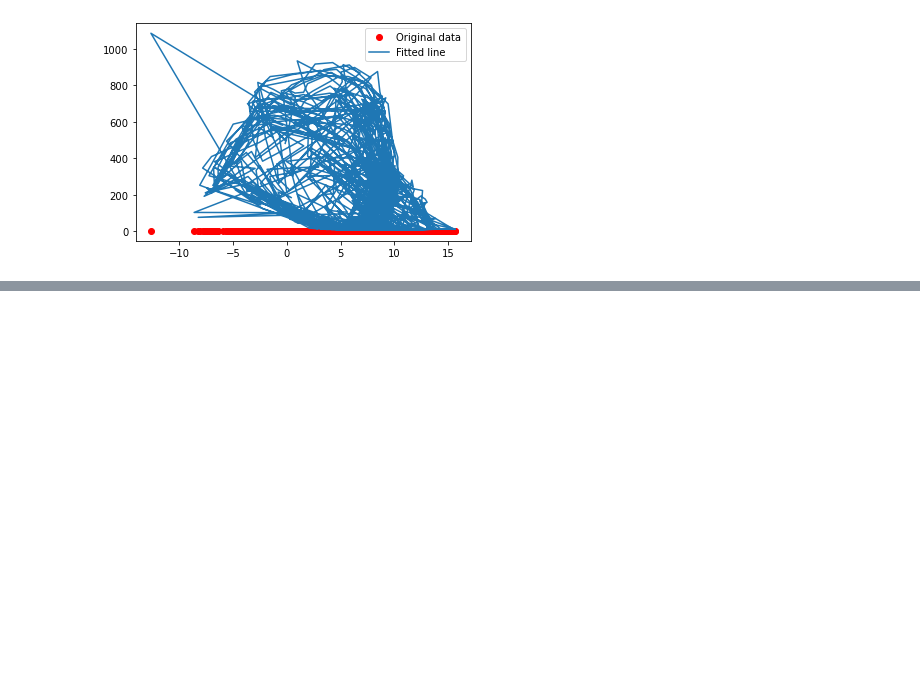
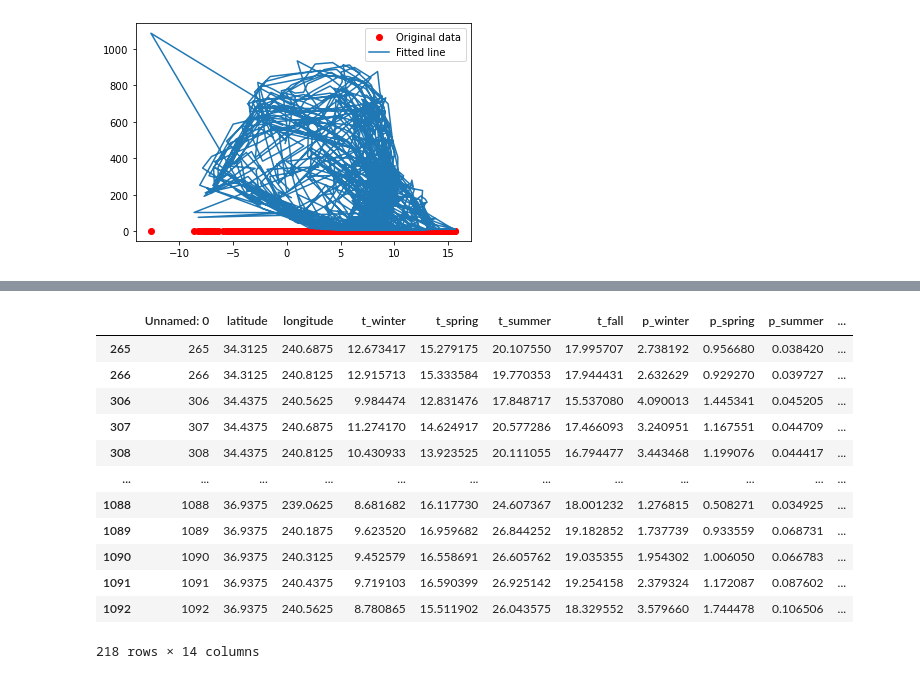
Before and after one commit to chupengrocky/HackthonClimate, a Jupyter notebook: notebook/PlayGound.ipynb, the cells around one changed output, grey strips where cells are left out. Cells and saved outputs as stored; diff of their text form; code cells hidden in the pictures; blank space fills up the shorter version.

```diff
--- a/notebook/PlayGound.ipynb
+++ b/notebook/PlayGound.ipynb
@@ -281,0 +477,16 @@ tensor(-91.8522, grad_fn=<BinaryCrossEntropyWithLogitsBackward>)
+# %%
+cg.clusterData[cg.clusterData['cluster'] == 0]
+# %% [output]
+|  | Unnamed: 0 | latitude | longitude | t_winter | t_spring | t_summer | t_fall | p_winter | p_spring | p_summer | ... |
+| 265 | 265 | 34.3125 | 240.6875 | 12.673417 | 15.279175 | 20.107550 | 17.995707 | 2.738192 | 0.956680 | 0.038420 | ... |
+| 266 | 266 | 34.3125 | 240.8125 | 12.915713 | 15.333584 | 19.770353 | 17.944431 | 2.632629 | 0.929270 | 0.039727 | ... |
+| 306 | 306 | 34.4375 | 240.5625 | 9.984474 | 12.831476 | 17.848717 | 15.537080 | 4.090013 | 1.445341 | 0.045205 | ... |
+| 307 | 307 | 34.4375 | 240.6875 | 11.274170 | 14.624917 | 20.577286 | 17.466093 | 3.240951 | 1.167551 | 0.044709 | ... |
+| 308 | 308 | 34.4375 | 240.8125 | 10.430933 | 13.923525 | 20.111055 | 16.794477 | 3.443468 | 1.199076 | 0.044417 | ... |
+| ... | ... | ... | ... | ... | ... | ... | ... | ... | ... | ... | ... |
+| 1088 | 1088 | 36.9375 | 239.0625 | 8.681682 | 16.117730 | 24.607367 | 18.001232 | 1.276815 | 0.508271 | 0.034925 | ... |
+| 1089 | 1089 | 36.9375 | 240.1875 | 9.623520 | 16.959682 | 26.844252 | 19.182852 | 1.737739 | 0.933559 | 0.068731 | ... |
+| 1090 | 1090 | 36.9375 | 240.3125 | 9.452579 | 16.558691 | 26.605762 | 19.035355 | 1.954302 | 1.006050 | 0.066783 | ... |
+| 1091 | 1091 | 36.9375 | 240.4375 | 9.719103 | 16.590399 | 26.925142 | 19.254158 | 2.379324 | 1.172087 | 0.087602 | ... |
+| 1092 | 1092 | 36.9375 | 240.5625 | 8.780865 | 15.511902 | 26.043575 | 18.329552 | 3.579660 | 1.744478 | 0.106506 | ... |
+218 rows × 14 columns
```
Also changed, not shown: parts of 12 cells of this notebook, 4 other files.
